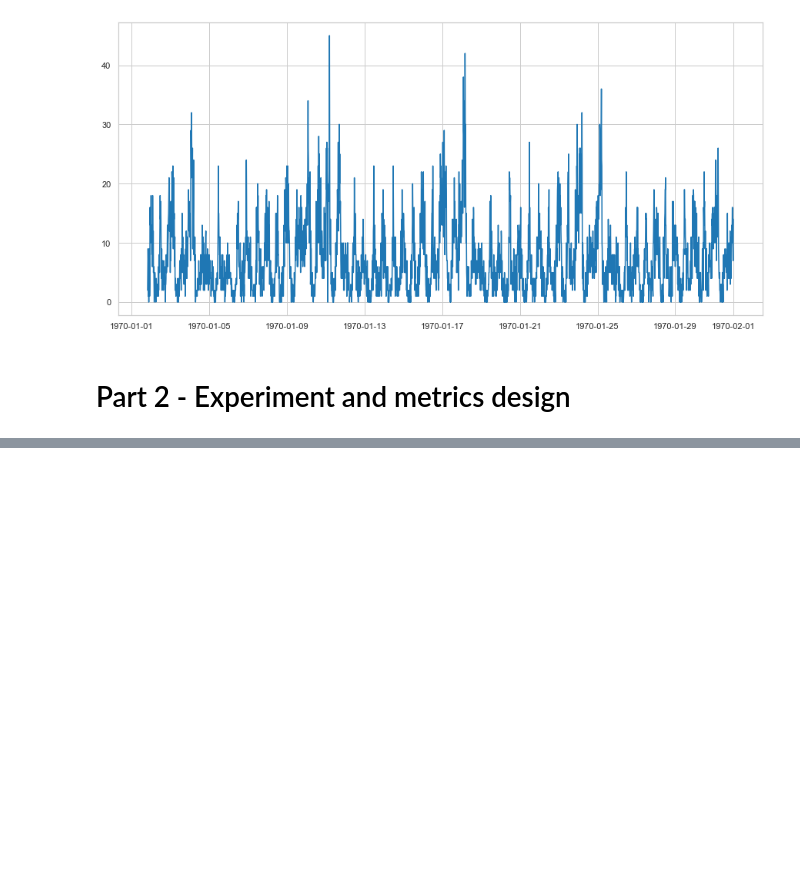
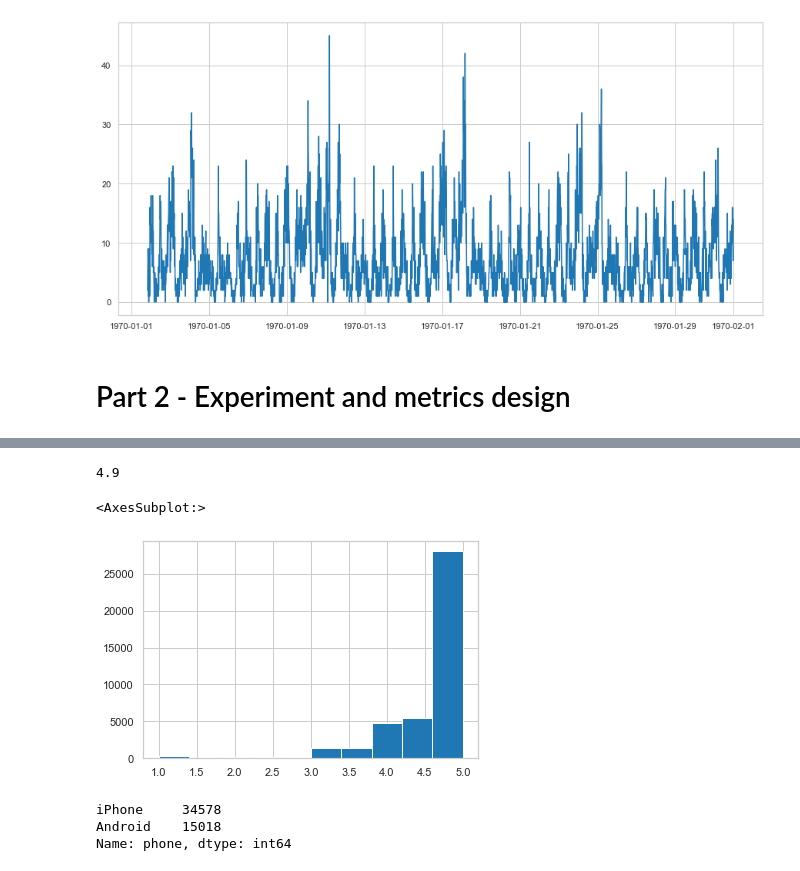
Before and after one commit to topgreg/UTech-Challenge, a Jupyter notebook: UTC - EDA v2.ipynb, the cells around one changed output, grey strips where cells are left out. Drawn from its saved outputs; the diff is of its cells as text; code cells hidden in the pictures; blank space fills up the shorter version.

```diff
--- a/UTC - EDA v2.ipynb
+++ b/UTC - EDA v2.ipynb
@@ -335,0 +345,3 @@ c) Interpretation
+# %%
+#Drop duplicates
+dfx1.drop_duplicates(keep='first', inplace=True) # drop ~60,000 rows that don't have unique track_ID
@@ -335,0 +352,2 @@ c) Interpretation
+# %%
+dfx1 = dfx1.reset_index(drop=True)
@@ -335,0 +417,9 @@ c) Interpretation
+# %%
+dfx1.avg_rating_of_driver.median()
+# %% [output]
+4.9
+# %%
+dfx1.avg_rating_of_driver.hist()
+# %% [output]
+<AxesSubplot:>
+[figure, added]
@@ -335,0 +430,6 @@ c) Interpretation
+# %%
+dfx1.phone.value_counts()
+# %% [output]
+iPhone     34578
+Android    15018
+Name: phone, dtype: int64
```
Also changed, not shown: parts of 36 cells of this notebook.
